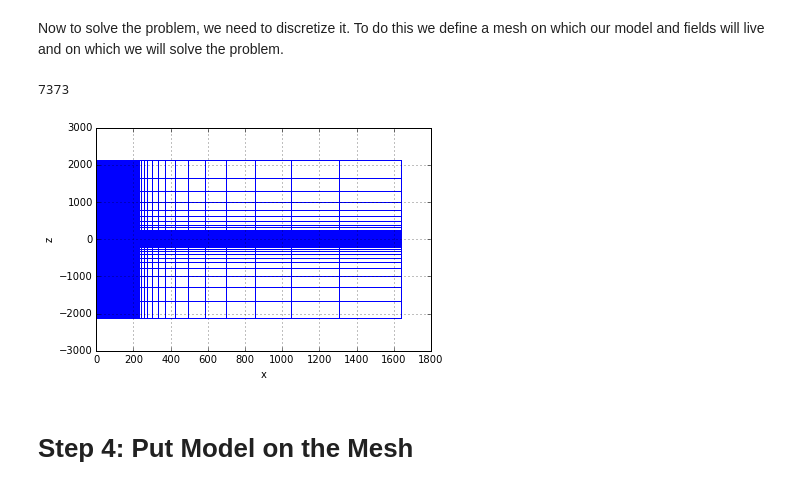
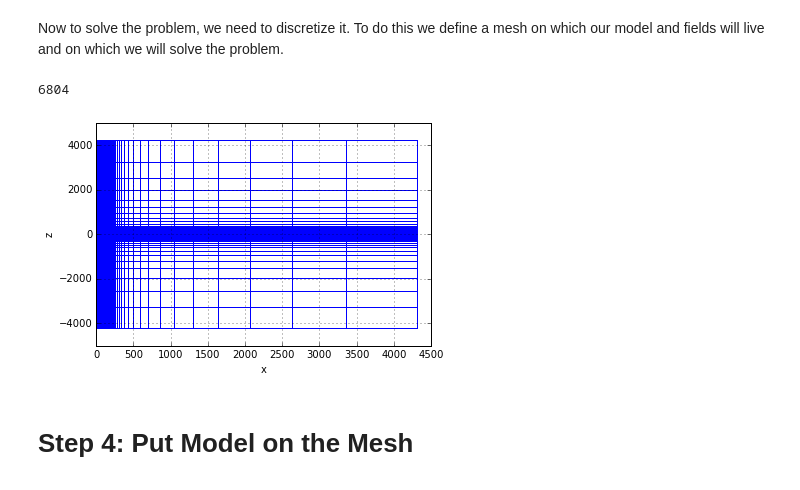
Before and after one commit to lheagy/Tutorials, a Jupyter notebook: PlateInCylCoords/PlateInCylindricalCoord.ipynb, the cells around one changed output. Saved outputs shown, nothing was run; the diff lists cells and outputs as text; code cells hidden in the pictures.

```diff
--- a/PlateInCylCoords/PlateInCylindricalCoord.ipynb
+++ b/PlateInCylCoords/PlateInCylindricalCoord.ipynb
@@ -83,16 +91,16 @@ print(delta)
 Now to solve the problem, we need to discretize it. To do this we define a mesh on which our model and fields will live and on which we will solve the problem.
 # %%
 # set up a mesh (all units are meters)
-csx, ncx, npadx = 5 , 41, 16 # cell size, number of core cells, number of padding cells in the x- direction
-csz, ncz, npadz = 2.5 , 61, 20 # cell size, number of core cells, number of padding cells in the z- direction
+csx, ncx, npadx = 5 , 41, 20 # cell size, number of core cells, number of padding cells in the x- direction
+csz, ncz, npadz = 5 , 44, 20 # cell size, number of core cells, number of padding cells in the z- direction
 hx = Utils.meshTensor([(csx,npadx,-0.7), (csx,ncx), (csx,npadx,1.3)]) # vector of cell widths in the x-direction
 hz = Utils.meshTensor([(csz,npadz,-1.3), (csz,ncz), (csz,npadz,1.3)]) # vector of cell widths in the z-direction
 mesh = Mesh.CylMesh([hx,1,hz], [0.,0,-hz.sum()/2.]) # define the cylindrical mesh using SimPEG
 mesh.plotGrid() # Plot the mesh
 print mesh.nC
 # %% [output]
-7373
+6804
-[figure, old version]
+[figure, new version]
 # %% [markdown]
 # Step 4: Put Model on the Mesh
 # %% [markdown]
```
Also changed, not shown: parts of 14 cells of this notebook.
